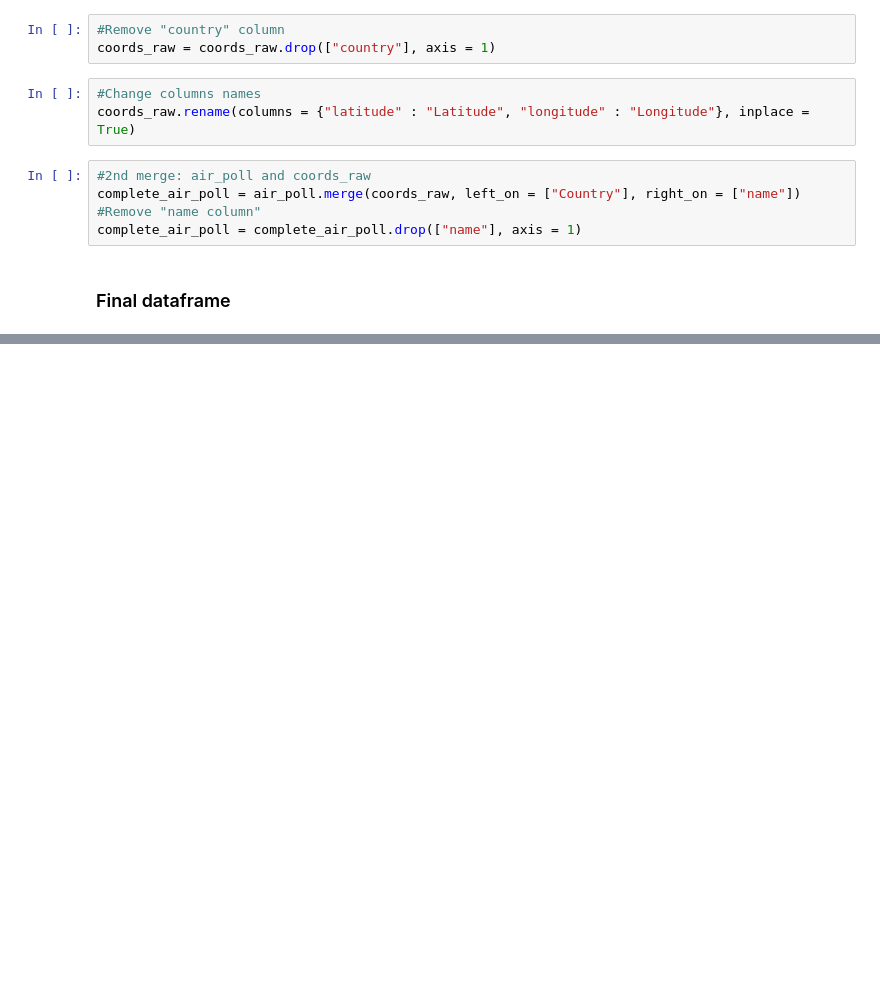
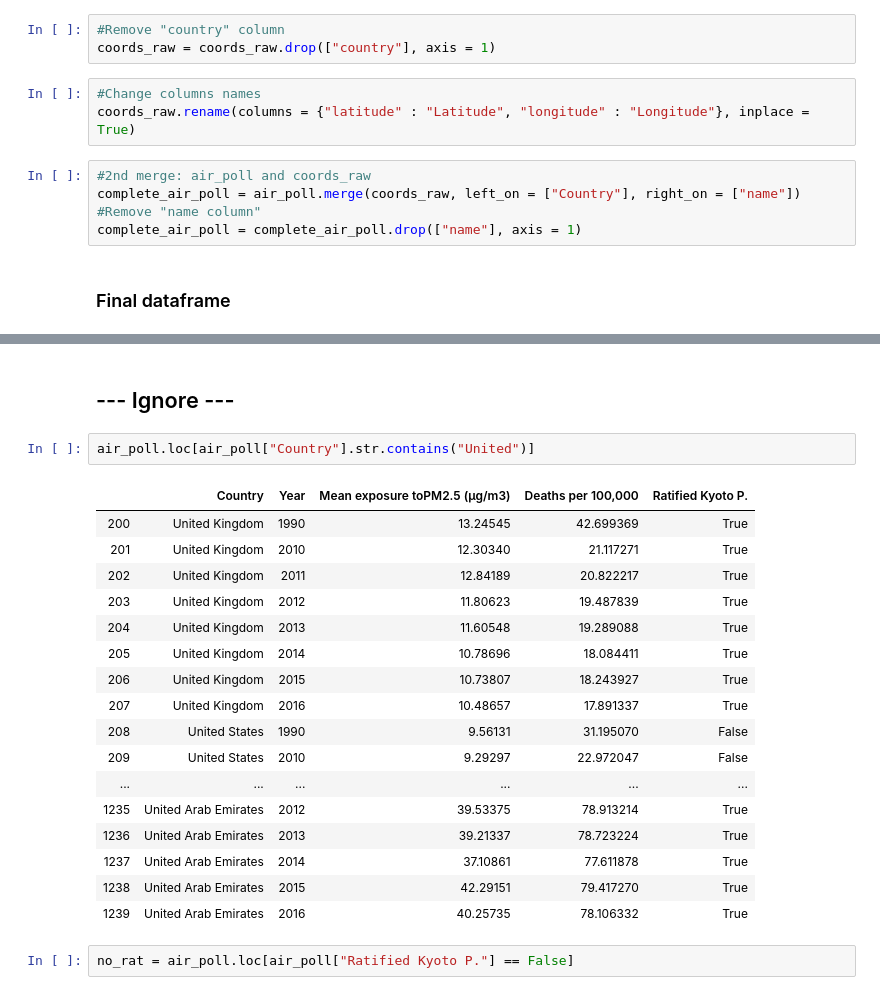
Before and after one commit to Alfred-DatAn/project_one, a Jupyter notebook: kyoto_protocol_world_performance_analysis.ipynb, the cells around one changed output, grey strips where cells are left out. Drawn from its saved outputs; the diff is of its cells as text; blank space fills up the shorter version.

```diff
--- a/kyoto_protocol_world_performance_analysis.ipynb
+++ b/kyoto_protocol_world_performance_analysis.ipynb
@@ -229,0 +294,24 @@ complete_air_poll
+# %% [markdown]
+## --- Ignore ---
+# %%
+air_poll.loc[air_poll["Country"].str.contains("United")]
+# %% [output]
+|  | Country | Year | Mean exposure toPM2.5 (µg/m3) | Deaths per 100,000 | Ratified Kyoto P. |
+| 200 | United Kingdom | 1990 | 13.24545 | 42.699369 | True |
+| 201 | United Kingdom | 2010 | 12.30340 | 21.117271 | True |
+| 202 | United Kingdom | 2011 | 12.84189 | 20.822217 | True |
+| 203 | United Kingdom | 2012 | 11.80623 | 19.487839 | True |
+| 204 | United Kingdom | 2013 | 11.60548 | 19.289088 | True |
+| 205 | United Kingdom | 2014 | 10.78696 | 18.084411 | True |
+| 206 | United Kingdom | 2015 | 10.73807 | 18.243927 | True |
+| 207 | United Kingdom | 2016 | 10.48657 | 17.891337 | True |
+| 208 | United States | 1990 | 9.56131 | 31.195070 | False |
+| 209 | United States | 2010 | 9.29297 | 22.972047 | False |
+| ... | ... | ... | ... | ... | ... |
+| 1235 | United Arab Emirates | 2012 | 39.53375 | 78.913214 | True |
+| 1236 | United Arab Emirates | 2013 | 39.21337 | 78.723224 | True |
+| 1237 | United Arab Emirates | 2014 | 37.10861 | 77.611878 | True |
+| 1238 | United Arab Emirates | 2015 | 42.29151 | 79.417270 | True |
+| 1239 | United Arab Emirates | 2016 | 40.25735 | 78.106332 | True |
+# %%
+no_rat = air_poll.loc[air_poll["Ratified Kyoto P."] == False]
```
Also changed, not shown: parts of 9 cells of this notebook.
